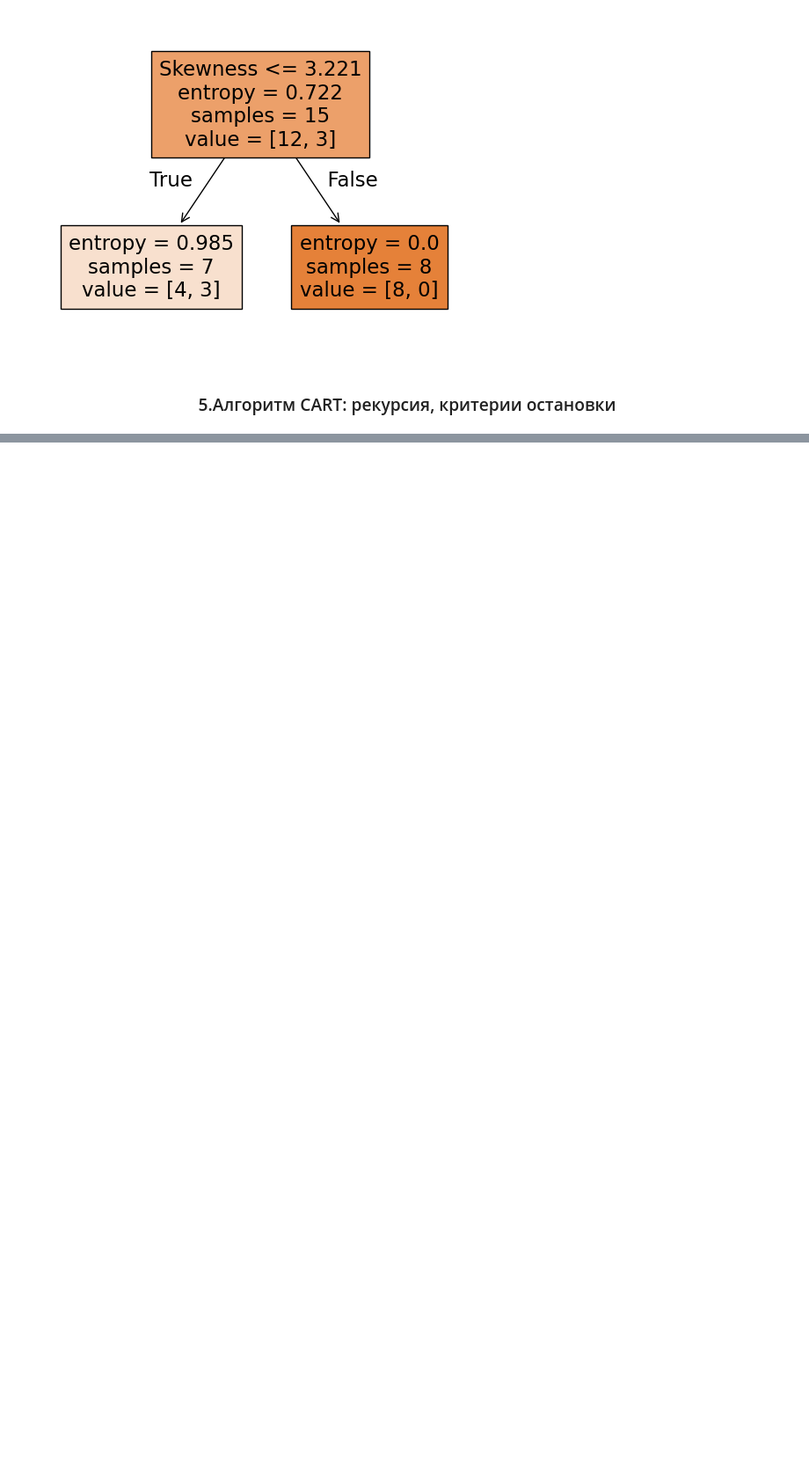
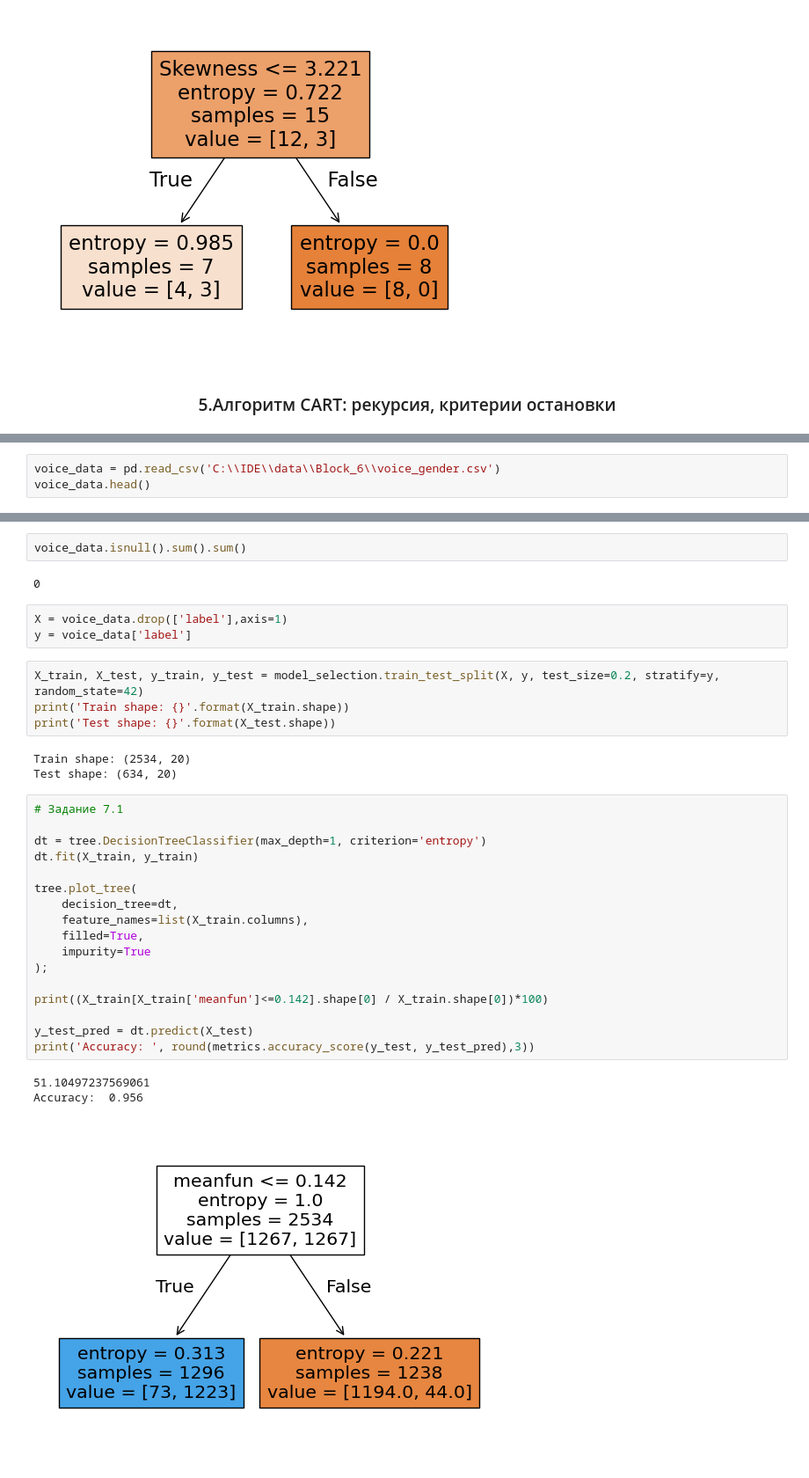
Before and after one commit to Kagemushe/sf_data_science, a Jupyter notebook: Block_6/Block_6_2.ipynb, the cells around one changed output, grey strips where cells are left out. Shown at 88% size. Saved outputs shown, nothing was run; the diff lists cells and outputs as text; blank space fills up the shorter version.

```diff
--- a/Block_6/Block_6_2.ipynb
+++ b/Block_6/Block_6_2.ipynb
@@ -298,0 +547,3 @@ tree.plot_tree(
+# %%
+voice_data = pd.read_csv('C:\\IDE\\data\\Block_6\\voice_gender.csv')
+voice_data.head()
@@ -298,0 +558,35 @@ tree.plot_tree(
+# %%
+voice_data.isnull().sum().sum()
+# %% [output]
+0
+# %%
+X = voice_data.drop(['label'],axis=1)
+y = voice_data['label']
+# %%
+X_train, X_test, y_train, y_test = model_selection.train_test_split(X, y, test_size=0.2, stratify=y, random_state=42)
+print('Train shape: {}'.format(X_train.shape))
+print('Test shape: {}'.format(X_test.shape))
+# %% [output]
+Train shape: (2534, 20)
+Test shape: (634, 20)
+# %%
+# Задание 7.1
+
+dt = tree.DecisionTreeClassifier(max_depth=1, criterion='entropy')
+dt.fit(X_train, y_train)
+
+tree.plot_tree(
+    decision_tree=dt,
+    feature_names=list(X_train.columns),
+    filled=True,
+    impurity=True
+);
+
+print((X_train[X_train['meanfun']<=0.142].shape[0] / X_train.shape[0])*100)
+
+y_test_pred = dt.predict(X_test)
+print('Accuracy: ', round(metrics.accuracy_score(y_test, y_test_pred),3))
+# %% [output]
+51.10497237569061
+Accuracy:  0.956
+[figure, added]
```
Also changed, not shown: parts of 25 cells of this notebook.
